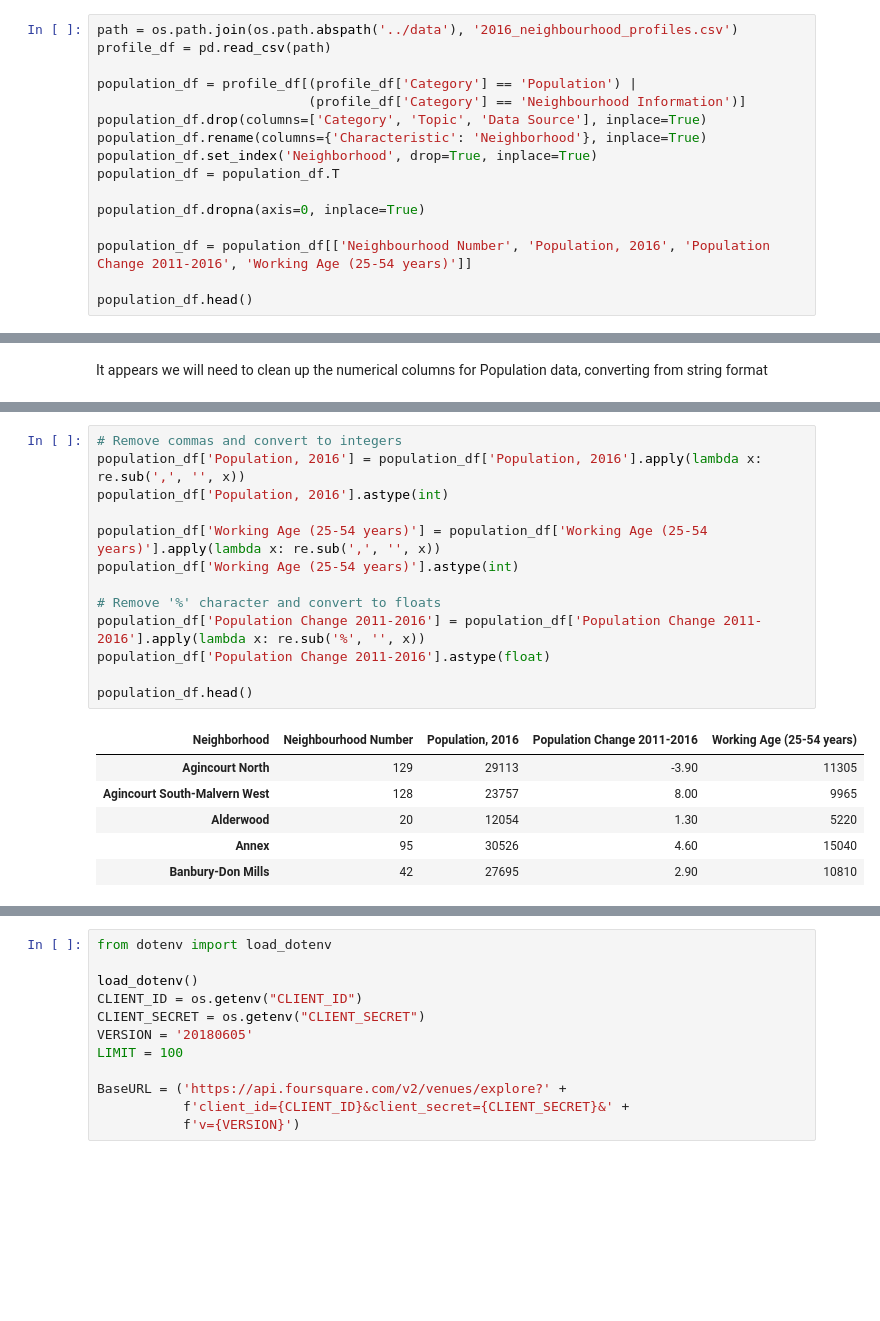
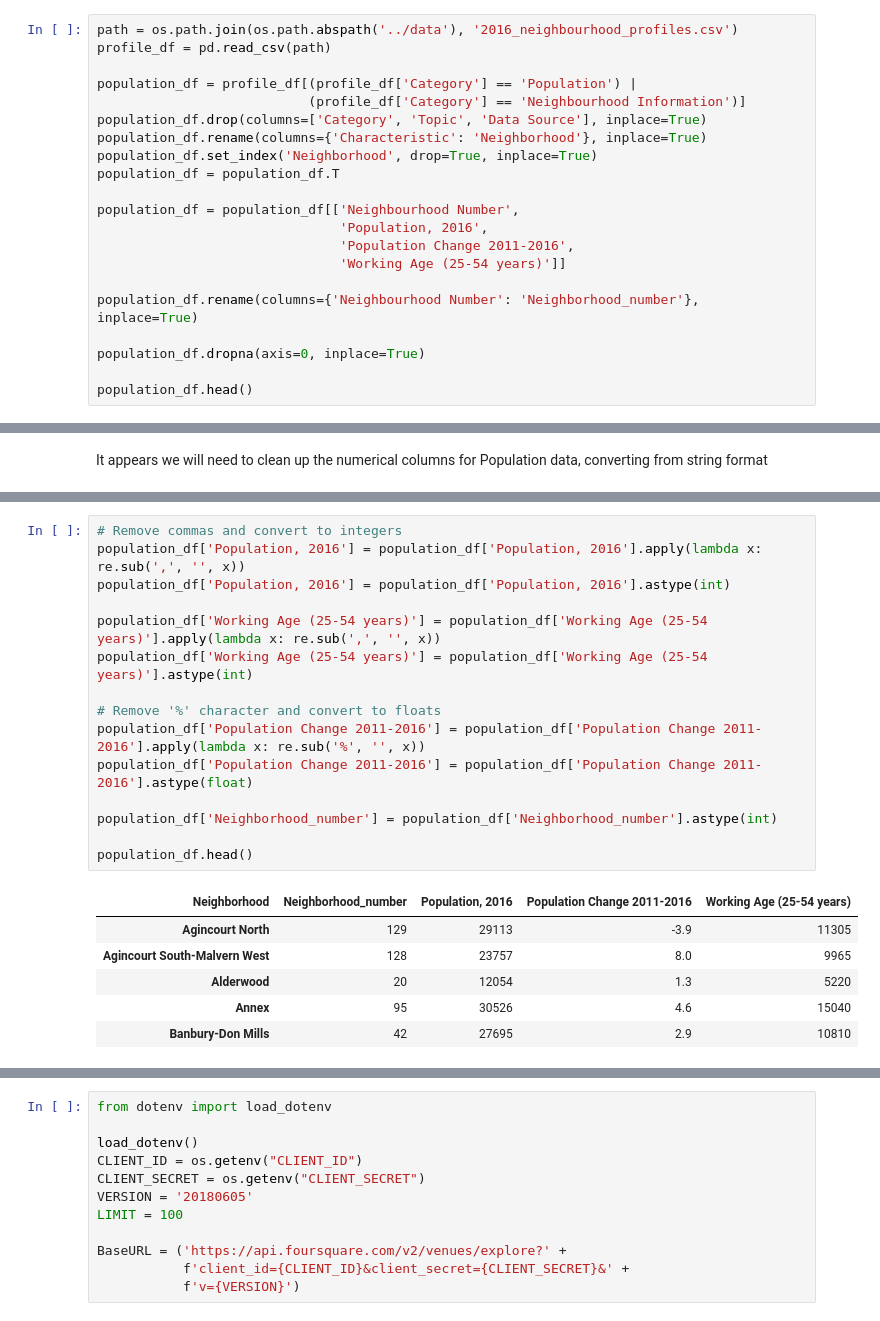
Before and after one commit to karencfisher/Coursera_Capstone, a Jupyter notebook: notebooks/MVP - part 1.ipynb, the cells around one changed output, grey strips where cells are left out. Saved outputs shown, nothing was run; the diff lists cells and outputs as text; blank space fills up the shorter version.

```diff
--- a/notebooks/Report.ipynb
+++ b/notebooks/MVP - part 1.ipynb
@@ -105,10 +107,15 @@ population_df.rename(columns={'Characteristic': 'Neighborhood'}, inplace=True)
 population_df.set_index('Neighborhood', drop=True, inplace=True)
 population_df = population_df.T
 
+population_df = population_df[['Neighbourhood Number',
+                               'Population, 2016',
+                               'Population Change 2011-2016',
+                               'Working Age (25-54 years)']]
+
+population_df.rename(columns={'Neighbourhood Number': 'Neighborhood_number'}, inplace=True)
+
 population_df.dropna(axis=0, inplace=True)
 
-population_df = population_df[['Neighbourhood Number', 'Population, 2016', 'Population Change 2011-2016', 'Working Age (25-54 years)']]
-
 population_df.head()
 # %% [output]
 A value is trying to be set on a copy of a slice from a DataFrame
@@ -139,20 +146,22 @@ dtype: object
 # %%
 # Remove commas and convert to integers
 population_df['Population, 2016'] = population_df['Population, 2016'].apply(lambda x: re.sub(',', '', x))
-population_df['Population, 2016'].astype(int)
+population_df['Population, 2016'] = population_df['Population, 2016'].astype(int)
 
 population_df['Working Age (25-54 years)'] = population_df['Working Age (25-54 years)'].apply(lambda x: re.sub(',', '', x))
-population_df['Working Age (25-54 years)'].astype(int)
+population_df['Working Age (25-54 years)'] = population_df['Working Age (25-54 years)'].astype(int)
 
 # Remove '%' character and convert to floats
 population_df['Population Change 2011-2016'] = population_df['Population Change 2011-2016'].apply(lambda x: re.sub('%', '', x))
-population_df['Population Change 2011-2016'].astype(float)
+population_df['Population Change 2011-2016'] = population_df['Population Change 2011-2016'].astype(float)
+
+population_df['Neighborhood_number'] = population_df['Neighborhood_number'].astype(int)
 
 population_df.head()
 # %% [output]
-| Neighborhood | Neighbourhood Number | Population, 2016 | Population Change 2011-2016 | Working Age (25-54 years) |
-| Agincourt North | 129 | 29113 | -3.90 | 11305 |
-| Agincourt South-Malvern West | 128 | 23757 | 8.00 | 9965 |
-| Alderwood | 20 | 12054 | 1.30 | 5220 |
-| Annex | 95 | 30526 | 4.60 | 15040 |
-| Banbury-Don Mills | 42 | 27695 | 2.90 | 10810 |
+| Neighborhood | Neighborhood_number | Population, 2016 | Population Change 2011-2016 | Working Age (25-54 years) |
+| Agincourt North | 129 | 29113 | -3.9 | 11305 |
+| Agincourt South-Malvern West | 128 | 23757 | 8.0 | 9965 |
+| Alderwood | 20 | 12054 | 1.3 | 5220 |
+| Annex | 95 | 30526 | 4.6 | 15040 |
+| Banbury-Don Mills | 42 | 27695 | 2.9 | 10810 |
```
Also changed, not shown: parts of 16 cells of this notebook, 2 other files.
